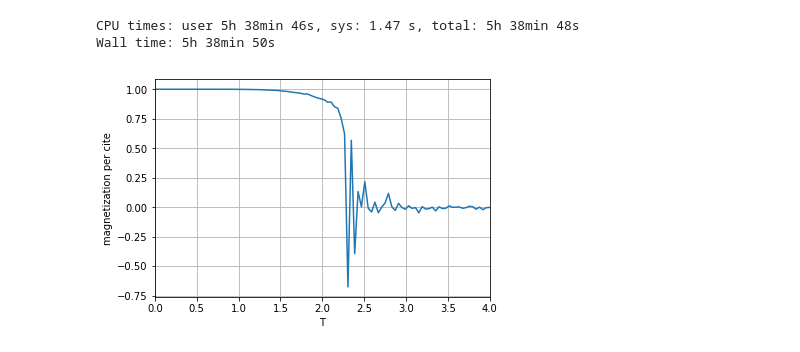
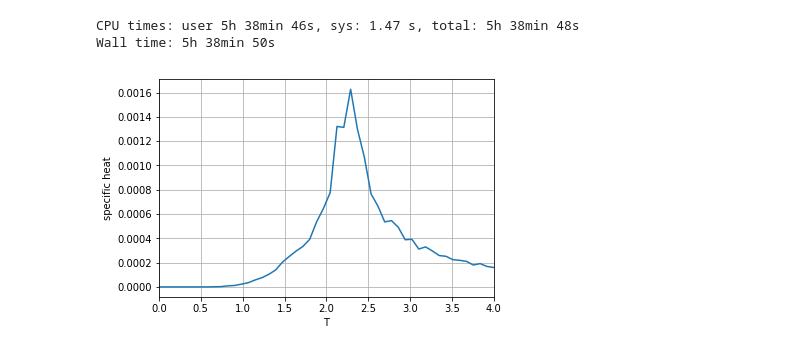
Before and after one commit to kumasaburou/num2019, a Jupyter notebook: src/Ising_MC/Ising2d_MC.ipynb, the cells around one changed output. Drawn from its saved outputs; the diff is of its cells as text; code cells hidden in the pictures.

```diff
--- a/src/Ising_MC/Ising2d_MC.ipynb
+++ b/src/Ising_MC/Ising2d_MC.ipynb
@@ -554,6 +639,6 @@ CPU times: user 5h 38min 46s, sys: 1.47 s, total: 5h 38min 48s
 Wall time: 5h 38min 50s
 # %%
 %%time
-magnetization_plot(16, 0.01, 4.0, 1.0, 0.0)
+specificheat_plot(32, 0.01, 4.0, 1, 0)
 # %% [output]
-[figure, old version]
+[figure, new version]
```
Also changed, not shown: parts of 12 cells of this notebook.
